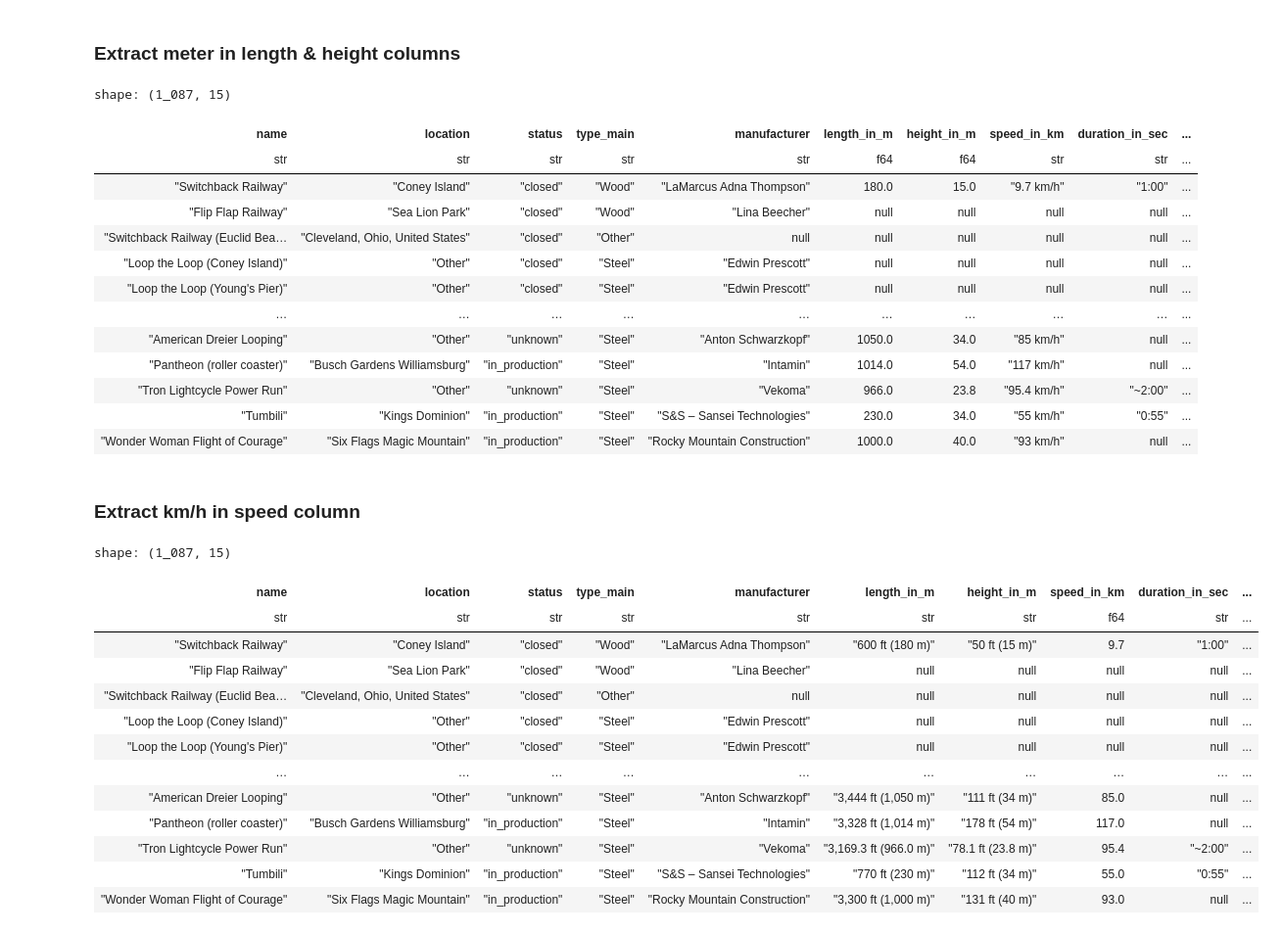
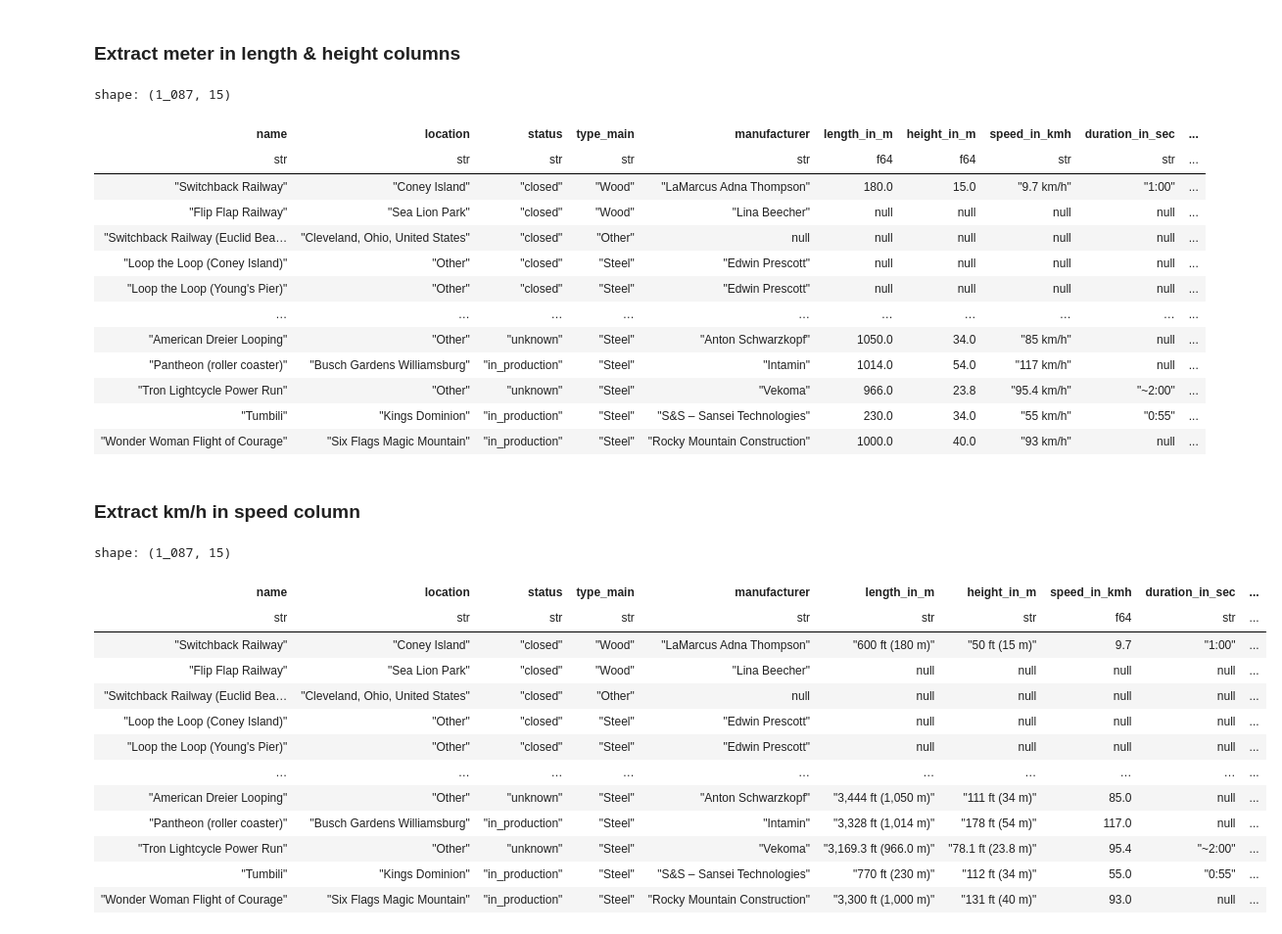
Before and after one commit to mdaffailhami/roller-coaster-data-analysis, a Jupyter notebook: main.ipynb, the cells around one changed output. Shown at 98% size. Saved outputs shown, nothing was run; the diff lists cells and outputs as text; code cells hidden in the pictures.

```diff
--- a/main.ipynb
+++ b/main.ipynb
@@ -35,7 +35,7 @@ df = df.rename({
     'coaster_name': 'name',
     'opening_date_clean': 'opening_date',
     'closing_date': 'closing_year',
-    'speed2': 'speed_in_km',
+    'speed2': 'speed_in_kmh',
     'duration': 'duration_in_sec',
     'gforce_clean': 'g_force',
     'length': 'length_in_m',
@@ -151,7 +151,7 @@ df.with_columns(
 )
 # %% [output]
 shape: (1_087, 15)
-| name | location | status | type_main | manufacturer | length_in_m | height_in_m | speed_in_km | duration_in_sec | ... |
+| name | location | status | type_main | manufacturer | length_in_m | height_in_m | speed_in_kmh | duration_in_sec | ... |
 | str | str | str | str | str | f64 | f64 | str | str | ... |
 | "Switchback Railway" | "Coney Island" | "closed" | "Wood" | "LaMarcus Adna Thompson" | 180.0 | 15.0 | "9.7 km/h" | "1:00" | ... |
 | "Flip Flap Railway" | "Sea Lion Park" | "closed" | "Wood" | "Lina Beecher" | null | null | null | null | ... |
@@ -169,23 +169,23 @@ shape: (1_087, 15)
 # %%
 def extract_kmh(value: str) -> float:
     MPH_TO_KMH = 1.60934
 
     if "mp" in value:
         # Convert mph to km/h
         return float(re.search(r"[\d.]+", value).group()) * MPH_TO_KMH
     elif "km" in value:
         return float(re.search(r"[\d.]+", value).group())
     else:
         return None
 
 
 df = df.with_columns(
-    pl.col("speed_in_km").map_elements(extract_kmh, return_dtype=pl.Float64)
+    pl.col("speed_in_kmh").map_elements(extract_kmh, return_dtype=pl.Float64)
 )
 df
 # %% [output]
 shape: (1_087, 15)
-| name | location | status | type_main | manufacturer | length_in_m | height_in_m | speed_in_km | duration_in_sec | ... |
+| name | location | status | type_main | manufacturer | length_in_m | height_in_m | speed_in_kmh | duration_in_sec | ... |
 | str | str | str | str | str | str | str | f64 | str | ... |
 | "Switchback Railway" | "Coney Island" | "closed" | "Wood" | "LaMarcus Adna Thompson" | "600 ft (180 m)" | "50 ft (15 m)" | 9.7 | "1:00" | ... |
 | "Flip Flap Railway" | "Sea Lion Park" | "closed" | "Wood" | "Lina Beecher" | null | null | null | null | ... |
```
Also changed, not shown: parts of 2 cells of this notebook.
